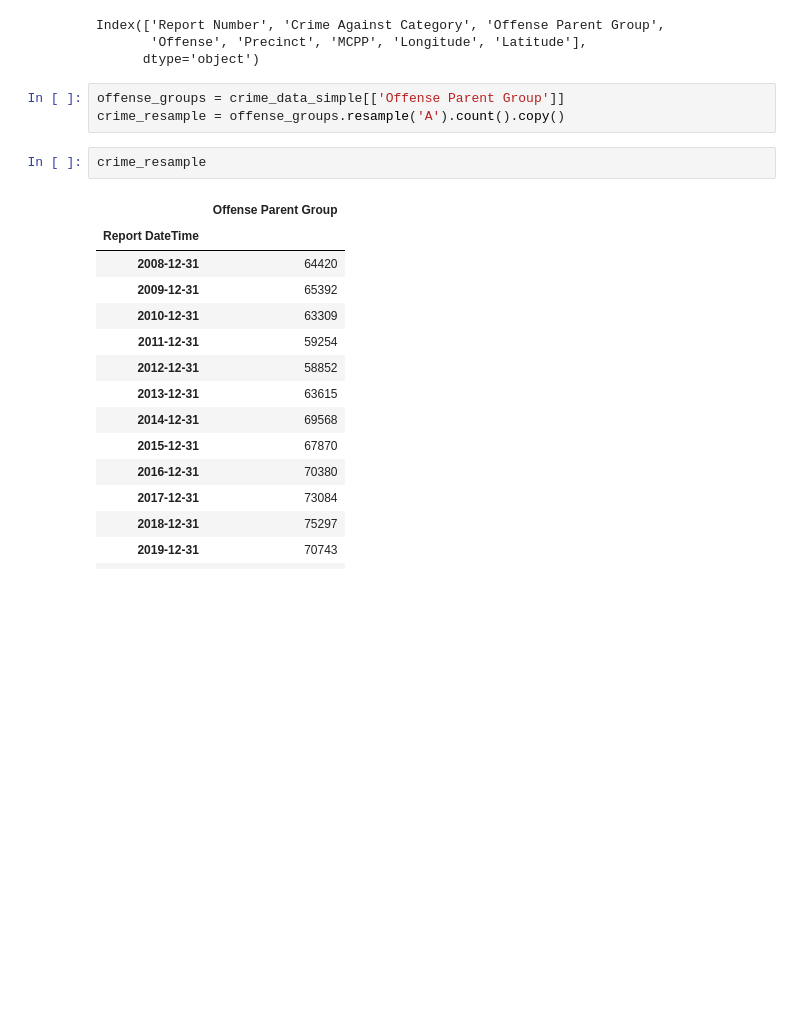
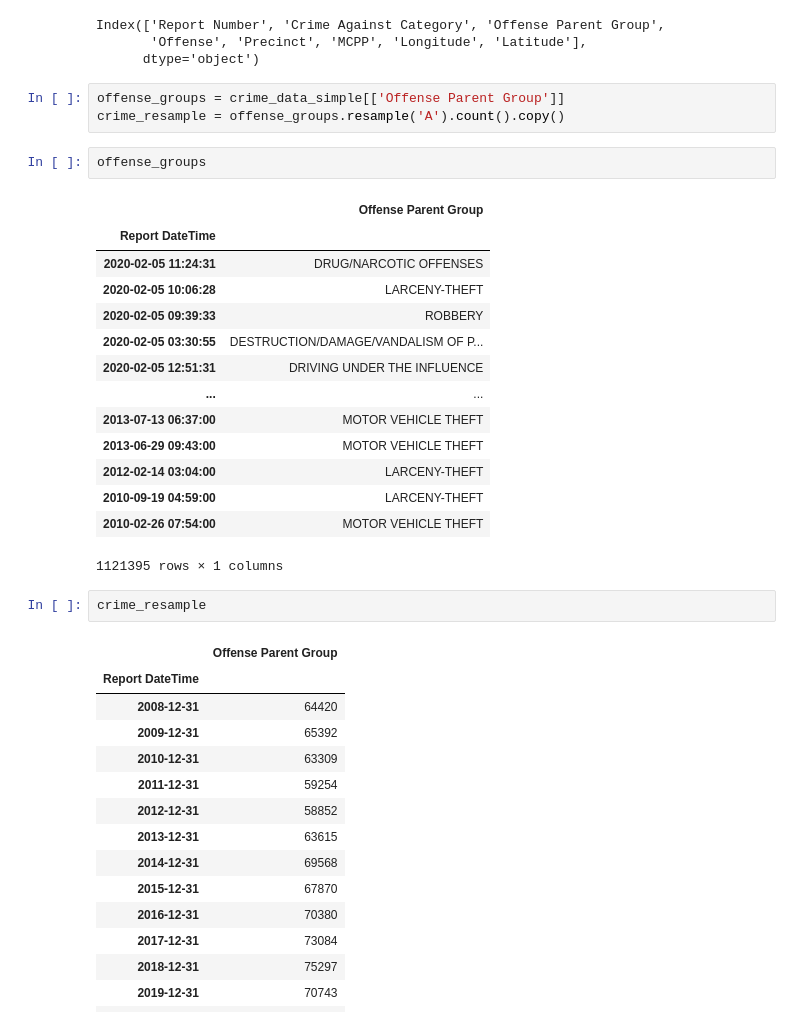
Before and after one commit to donmarcolaureano/seattle_crime, a Jupyter notebook: seattle_crime_data_notebook.ipynb, the cells around one changed output. Cells and saved outputs as stored; diff of their text form; blank space fills up the shorter version.

```diff
--- a/seattle_crime_data_notebook.ipynb
+++ b/seattle_crime_data_notebook.ipynb
@@ -390,6 +390,23 @@ Index(['Report Number', 'Crime Against Category', 'Offense Parent Group',
 # %%
 offense_groups = crime_data_simple[['Offense Parent Group']]
 crime_resample = offense_groups.resample('A').count().copy()
+# %%
+offense_groups
+# %% [output]
+|  | Offense Parent Group |
+| Report DateTime |  |
+| 2020-02-05 11:24:31 | DRUG/NARCOTIC OFFENSES |
+| 2020-02-05 10:06:28 | LARCENY-THEFT |
+| 2020-02-05 09:39:33 | ROBBERY |
+| 2020-02-05 03:30:55 | DESTRUCTION/DAMAGE/VANDALISM OF P... |
+| 2020-02-05 12:51:31 | DRIVING UNDER THE INFLUENCE |
+| ... | ... |
+| 2013-07-13 06:37:00 | MOTOR VEHICLE THEFT |
+| 2013-06-29 09:43:00 | MOTOR VEHICLE THEFT |
+| 2012-02-14 03:04:00 | LARCENY-THEFT |
+| 2010-09-19 04:59:00 | LARCENY-THEFT |
+| 2010-02-26 07:54:00 | MOTOR VEHICLE THEFT |
+1121395 rows × 1 columns
 # %%
 crime_resample
 # %% [output]
```
